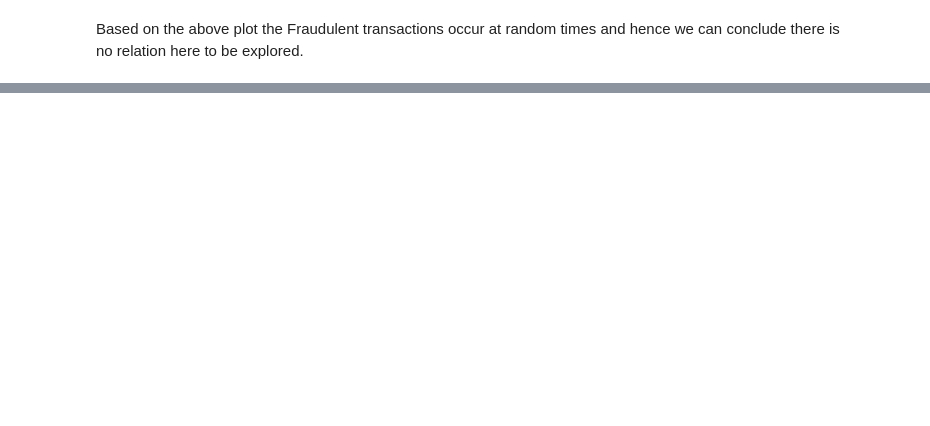
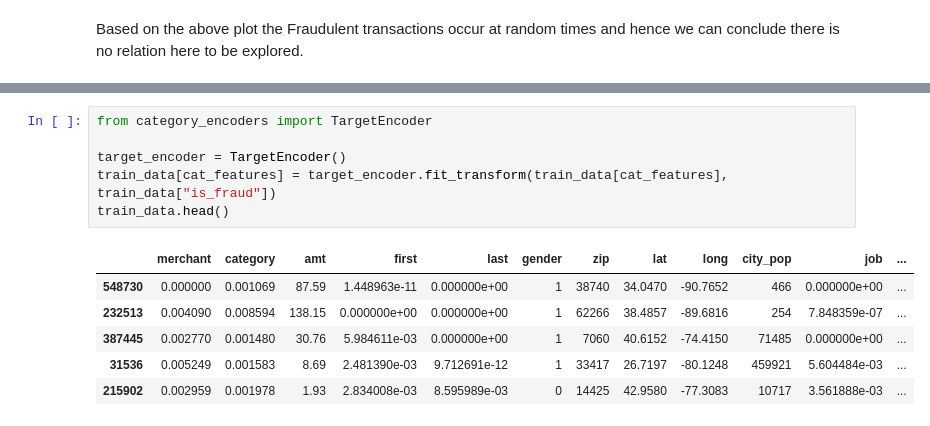
Before and after one commit to limperstickhelp23/Credit_Fraud_Detection, a Jupyter notebook: preprocessing/Data_Analysis.ipynb, the cells around one changed output, grey strips where cells are left out. Drawn from its saved outputs; the diff is of its cells as text; blank space fills up the shorter version.

```diff
--- a/preprocessing/Data_Analysis.ipynb
+++ b/preprocessing/Data_Analysis.ipynb
@@ -110,0 +155,13 @@ data
+# %%
+from category_encoders import TargetEncoder
+
+target_encoder = TargetEncoder()
+train_data[cat_features] = target_encoder.fit_transform(train_data[cat_features], train_data["is_fraud"])
+train_data.head()
+# %% [output]
+|  | merchant | category | amt | first | last | gender | zip | lat | long | city_pop | job | ... |
+| 548730 | 0.000000 | 0.001069 | 87.59 | 1.448963e-11 | 0.000000e+00 | 1 | 38740 | 34.0470 | -90.7652 | 466 | 0.000000e+00 | ... |
+| 232513 | 0.004090 | 0.008594 | 138.15 | 0.000000e+00 | 0.000000e+00 | 1 | 62266 | 38.4857 | -89.6816 | 254 | 7.848359e-07 | ... |
+| 387445 | 0.002770 | 0.001480 | 30.76 | 5.984611e-03 | 0.000000e+00 | 1 | 7060 | 40.6152 | -74.4150 | 71485 | 0.000000e+00 | ... |
+| 31536 | 0.005249 | 0.001583 | 8.69 | 2.481390e-03 | 9.712691e-12 | 1 | 33417 | 26.7197 | -80.1248 | 459921 | 5.604484e-03 | ... |
+| 215902 | 0.002959 | 0.001978 | 1.93 | 2.834008e-03 | 8.595989e-03 | 0 | 14425 | 42.9580 | -77.3083 | 10717 | 3.561888e-03 | ... |
```
Also changed, not shown: parts of 6 cells of this notebook.
